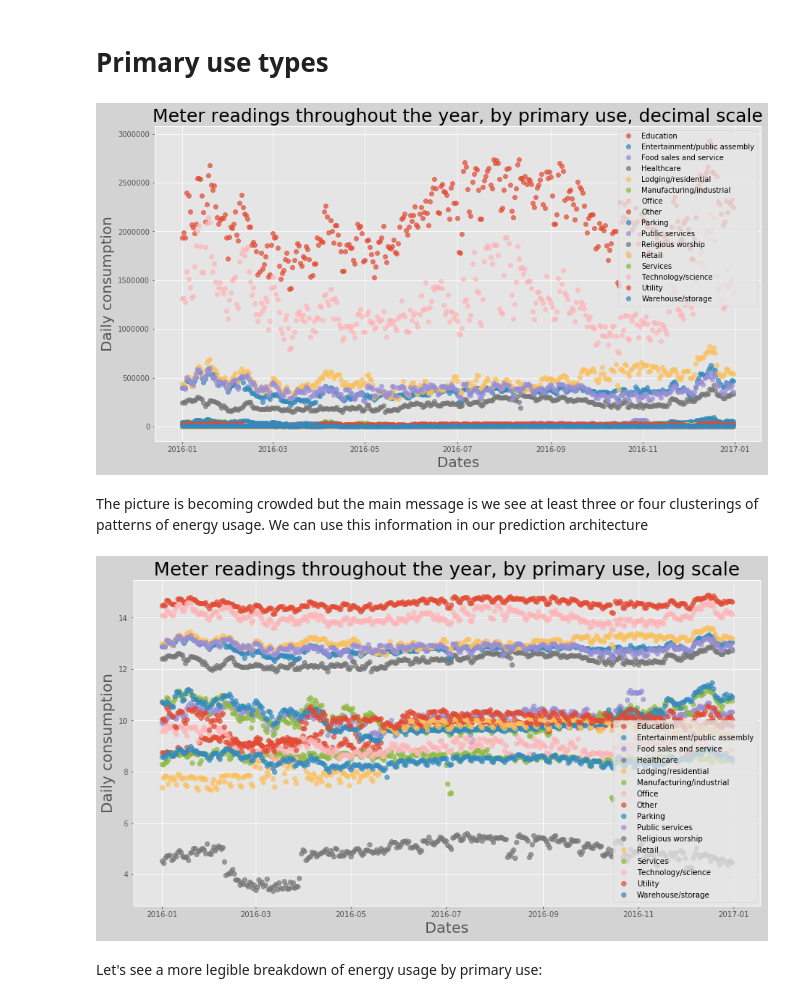
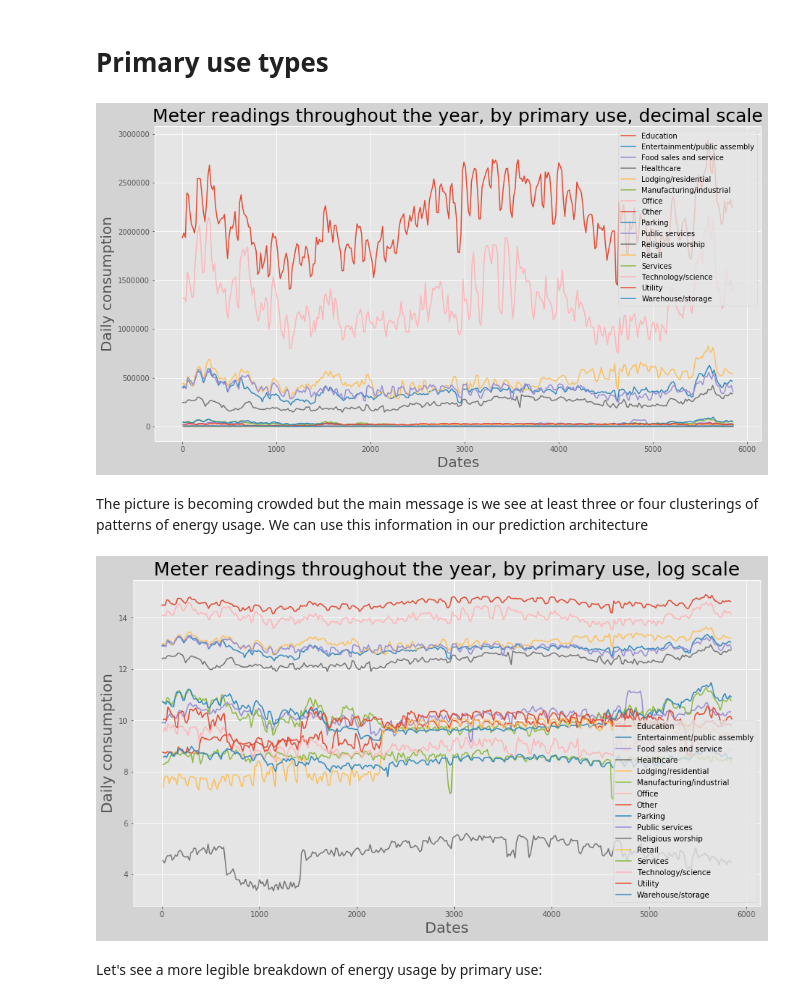
Before and after one commit to dmculiac/A-Kaggle-Prize-Money-Competition, a Jupyter notebook: A Kaggle Prize Money Competition.ipynb, the cells around one changed output. Drawn from its saved outputs; the diff is of its cells as text; code cells hidden in the pictures.

```diff
--- a/A Kaggle Prize Money Competition.ipynb
+++ b/A Kaggle Prize Money Competition.ipynb
@@ -343,6 +343,7 @@ plt.show()
 # %% [markdown]
 We can see very high values in the first half of the year. Let's get a more detailed view with a line plot
 # %%
+plt.style.use('ggplot')
 plt.figure(figsize=(16,8))
 plt.title('Energy consumption: all meter reading', fontsize = 25)
 plt.xlabel('timestamp')
@@ -582,7 +602,8 @@ for i in meter_type:
     yearly = []
     daily_readings = daily_meter_alltype[daily_meter_alltype['meter']==i]['meter_reading']
     yearly.append(daily_readings)
-    plt.plot_date(dates, daily_readings, alpha=.7, label=i)
+    plt.plot(daily_readings, label=i)
+    #plt.plot_date(dates, daily_readings, alpha=.7, label=i)
     meter_type_yearly[i] += np.array(yearly).sum()
 
 plt.legend()
@@ -591,5 +612,4 @@ plt.ylabel('Daily consumption', fontsize=20)
 plt.title('Meter readings throughout the year, by meter type, decimal scale',  fontsize=25)
 
 plt.show()
-plt.close()
 # %% [output]
@@ -609,7 +629,8 @@ plt.close()
 plt.figure(figsize=(15,8),facecolor='lightgrey')
 for i in meter_type:
     daily_meter_type = daily_meter_alltype[daily_meter_alltype['meter']==i]['meter_reading']
-    plt.plot_date(dates, np.log1p(daily_meter_type), alpha=.7, label=i)
+    #plt.plot_date(dates, np.log1p(daily_meter_type), alpha=.7, label=i)
+    plt.plot(np.log1p(daily_meter_type), label=i)
 
 plt.legend()
 plt.xlabel('Dates', fontsize=20)
@@ -653,7 +674,7 @@ for i in primary_use_type:
     daily = []
     daily_use_type = daily_use_all[daily_use_all['primary_use']==i]['meter_reading']
     daily.append(daily_use_type)
-    plt.plot_date(dates, daily_use_type, alpha=.7, label=i)
+    plt.plot( daily_use_type,  label=i)
     primary_use_yearly[i] += np.array(daily).sum()
 plt.legend()
 plt.xlabel('Dates', fontsize=20)
@@ -662,24 +683,24 @@ plt.title('Meter readings throughout the year, by primary use, decimal scale',
 plt.show()
 plt.close()
 # %% [output]
-[figure, old version]
+[figure, new version]
 # %% [markdown]
 The picture is becoming crowded but the main message is we see at least three or four clusterings of patterns of energy usage. We can use this information in our prediction architecture
 # %%
 # meter readings by primary use type, log scale
 plt.figure(figsize=(15,8),facecolor='lightgrey')
 for i in primary_use_type:
     daily_use_type = daily_use_all[daily_use_all['primary_use']==i]['meter_reading']
-    plt.plot_date(dates, np.log1p(daily_use_type), alpha=.7, label=i)
+    plt.plot(np.log1p(daily_use_type), label=i)
 
 plt.legend()
 plt.xlabel('Dates', fontsize=20)
 plt.ylabel('Daily consumption', fontsize=20)
 plt.title('Meter readings throughout the year, by primary use, log scale',  fontsize=25)
 plt.show()
 plt.close()
 # %% [output]
-[figure, old version]
+[figure, new version]
 # %% [markdown]
 Let's see a more legible breakdown of energy usage by primary use:
 # %%
```
Also changed, not shown: parts of 7 cells of this notebook.
